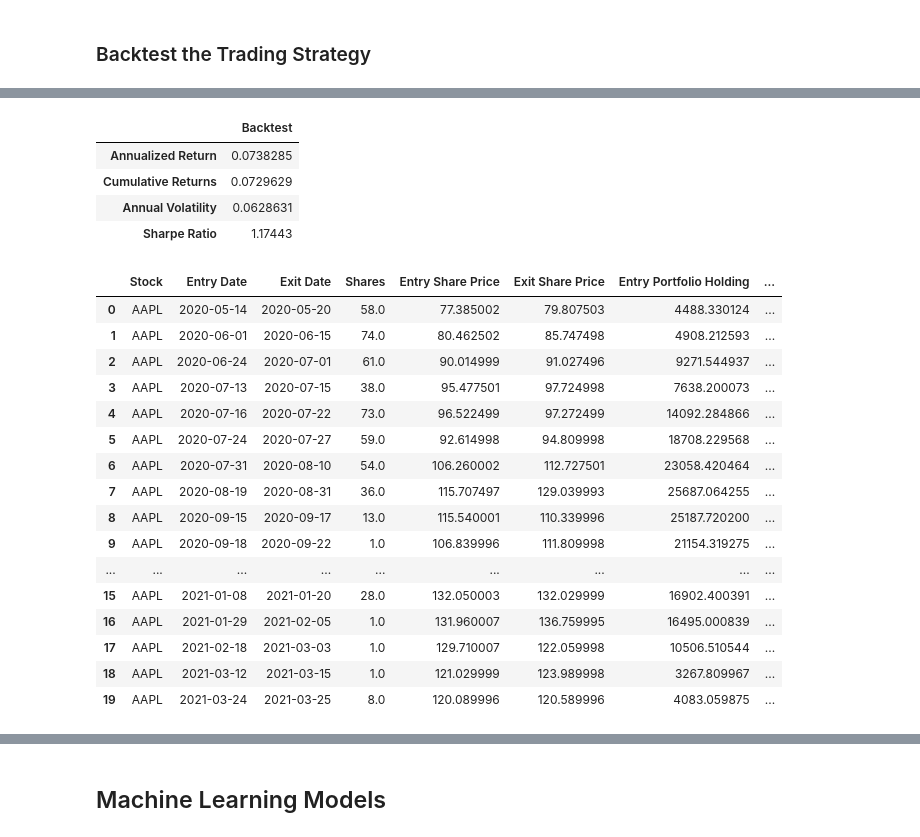
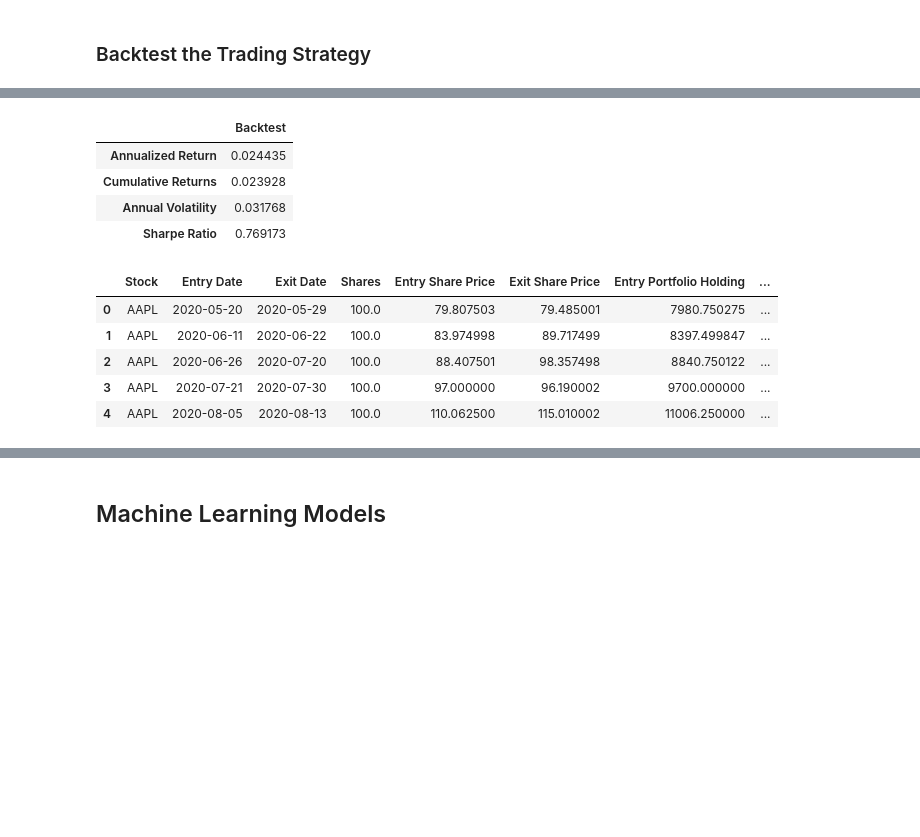
Before and after one commit to stk714/SocialMediaBets, a Jupyter notebook: Social_Sentiment_AAPL.ipynb, the cells around one changed output, grey strips where cells are left out. Drawn from its saved outputs; the diff is of its cells as text; code cells hidden in the pictures; blank space fills up the shorter version.

```diff
--- a/Social_Sentiment_AAPL.ipynb
+++ b/Social_Sentiment_AAPL.ipynb
@@ -233,37 +370,34 @@ aapl_close_plot + aapl_activity_plot
 initial_capital = float(100000)
 
 # Set the share size
-share_size = aapl_df["score"]
+share_size = 100
 
 # Take shares in amount of score for position where the dual moving average crossover is 1 (SMA7 is greater than SMA30)
-aapl_df["Shares"] = abs(share_size) * aapl_df["Entry/Exit"]
-
-# Find the points in time where shares are bought or sold
-# aapl_df["Entry/Exit Position"] = aapl_df["Position"].diff()
+aapl_dmac_df["Shares"] = abs(share_size) * aapl_dmac_df["Entry/Exit"]
 
 # Multiply share price by entry/exit positions and get the cumulatively sum
-aapl_df["Portfolio Holdings"] = (
-    aapl_df["close"] * aapl_df["Shares"].cumsum()
+aapl_dmac_df["Portfolio Holdings"] = (
+    aapl_dmac_df["close"] * aapl_dmac_df["Shares"].cumsum()
 )
 
 # Subtract the initial capital by the portfolio holdings to get the amount of liquid cash in the portfolio
-aapl_df["Portfolio Cash"] = (
-    initial_capital - (aapl_df["close"] * aapl_df["Shares"]).cumsum()
+aapl_dmac_df["Portfolio Cash"] = (
+    initial_capital - (aapl_dmac_df["close"] * aapl_dmac_df["Shares"]).cumsum()
 )
 
 # Get the total portfolio value by adding the cash amount by the portfolio holdings (or investments)
-aapl_df["Portfolio Total"] = (
-    aapl_df["Portfolio Cash"] + aapl_df["Portfolio Holdings"]
+aapl_dmac_df["Portfolio Total"] = (
+    aapl_dmac_df["Portfolio Cash"] + aapl_dmac_df["Portfolio Holdings"]
 )
 
 # Calculate the portfolio daily returns
-aapl_df["Portfolio Daily Returns"] = aapl_df["Portfolio Total"].pct_change()
+aapl_dmac_df["Portfolio Daily Returns"] = aapl_dmac_df["Portfolio Total"].pct_change()
 
 # Calculate the cumulative returns
-aapl_df["Portfolio Cumulative Returns"] = (
-    1 + aapl_df["Portfolio Daily Returns"]
+aapl_dmac_df["Portfolio Cumulative Returns"] = (
+    1 + aapl_dmac_df["Portfolio Daily Returns"]
 ).cumprod() - 1
 
 # Print the DataFrame
-aapl_df.head(20)
+aapl_dmac_df.head()
 # %% [output]
@@ -339,31 +425,31 @@ portfolio_evaluation_df = pd.DataFrame(index=metrics, columns=columns)
 
 # Calculate the Annualized return metric
 portfolio_evaluation_df.loc['Annualized Return'] = (
-    aapl_df['Portfolio Daily Returns'].mean() * 252
+    aapl_dmac_df['Portfolio Daily Returns'].mean() * 252
 )
 
 # Calculate the Cumulative returns metric
-portfolio_evaluation_df.loc['Cumulative Returns'] = aapl_df['Portfolio Cumulative Returns'][-1]
+portfolio_evaluation_df.loc['Cumulative Returns'] = aapl_dmac_df['Portfolio Cumulative Returns'][-1]
 
 # Calculate the Annual volatility metric
 portfolio_evaluation_df.loc['Annual Volatility'] = (
-    aapl_df['Portfolio Daily Returns'].std() * np.sqrt(252)
+    aapl_dmac_df['Portfolio Daily Returns'].std() * np.sqrt(252)
 )
 
 # Calculate the Sharpe ratio
 portfolio_evaluation_df.loc['Sharpe Ratio'] = (
-    aapl_df['Portfolio Daily Returns'].mean() * 252) / (
-    aapl_df['Portfolio Daily Returns'].std() * np.sqrt(252)
+    aapl_dmac_df['Portfolio Daily Returns'].mean() * 252) / (
+    aapl_dmac_df['Portfolio Daily Returns'].std() * np.sqrt(252)
 )
 
 # Review the portfolio evaluation DataFrame
 portfolio_evaluation_df
 # %% [output]
 |  | Backtest |
-| Annualized Return | 0.0738285 |
-| Cumulative Returns | 0.0729629 |
-| Annual Volatility | 0.0628631 |
-| Sharpe Ratio | 1.17443 |
+| Annualized Return | 0.024435 |
+| Cumulative Returns | 0.023928 |
+| Annual Volatility | 0.031768 |
+| Sharpe Ratio | 0.769173 |
 # %%
 # Initialize the trade evaluation DataFrame
 trade_evaluation_df = pd.DataFrame(
@@ -392,52 +478,41 @@ exit_share_price = 0.0
 # If `Entry/Exit` is 1, set entry trade metrics
 # Else if `Entry/Exit` is -1, set exit trade metrics and calculate profit,
 # Then append the record to the trade evaluation DataFrame
-for index, row in aapl_df.iterrows():
+for index, row in aapl_dmac_df.iterrows():
     if row['Entry/Exit'] == 1:
         entry_date = index
         entry_portfolio_holding = abs(row['Portfolio Holdings'])
         share_size = row['Shares']
         entry_share_price = row['close']
 
     elif row['Entry/Exit'] == -1:
         exit_date = index
         exit_portfolio_holding = abs(row['close'] * row['Shares'])
         exit_share_price = row['close']
         profit_loss =  entry_portfolio_holding - exit_portfolio_holding
         trade_evaluation_df = trade_evaluation_df.append(
             {
                 'Stock': 'AAPL',
                 'Entry Date': entry_date,
                 'Exit Date': exit_date,
                 'Shares': share_size,
                 'Entry Share Price': entry_share_price,
                 'Exit Share Price': exit_share_price,
                 'Entry Portfolio Holding': entry_portfolio_holding,
                 'Exit Portfolio Holding': exit_portfolio_holding,
                 'Profit/Loss': profit_loss
             },
             ignore_index=True)
 
 # Review the DataFrame
-trade_evaluation_df
+trade_evaluation_df.head()
 # %% [output]
 |  | Stock | Entry Date | Exit Date | Shares | Entry Share Price | Exit Share Price | Entry Portfolio Holding | ... |
-| 0 | AAPL | 2020-05-14 | 2020-05-20 | 58.0 | 77.385002 | 79.807503 | 4488.330124 | ... |
-| 1 | AAPL | 2020-06-01 | 2020-06-15 | 74.0 | 80.462502 | 85.747498 | 4908.212593 | ... |
-| 2 | AAPL | 2020-06-24 | 2020-07-01 | 61.0 | 90.014999 | 91.027496 | 9271.544937 | ... |
-| 3 | AAPL | 2020-07-13 | 2020-07-15 | 38.0 | 95.477501 | 97.724998 | 7638.200073 | ... |
-| 4 | AAPL | 2020-07-16 | 2020-07-22 | 73.0 | 96.522499 | 97.272499 | 14092.284866 | ... |
-| 5 | AAPL | 2020-07-24 | 2020-07-27 | 59.0 | 92.614998 | 94.809998 | 18708.229568 | ... |
-| 6 | AAPL | 2020-07-31 | 2020-08-10 | 54.0 | 106.260002 | 112.727501 | 23058.420464 | ... |
-| 7 | AAPL | 2020-08-19 | 2020-08-31 | 36.0 | 115.707497 | 129.039993 | 25687.064255 | ... |
-| 8 | AAPL | 2020-09-15 | 2020-09-17 | 13.0 | 115.540001 | 110.339996 | 25187.720200 | ... |
-| 9 | AAPL | 2020-09-18 | 2020-09-22 | 1.0 | 106.839996 | 111.809998 | 21154.319275 | ... |
-| ... | ... | ... | ... | ... | ... | ... | ... | ... |
-| 15 | AAPL | 2021-01-08 | 2021-01-20 | 28.0 | 132.050003 | 132.029999 | 16902.400391 | ... |
-| 16 | AAPL | 2021-01-29 | 2021-02-05 | 1.0 | 131.960007 | 136.759995 | 16495.000839 | ... |
-| 17 | AAPL | 2021-02-18 | 2021-03-03 | 1.0 | 129.710007 | 122.059998 | 10506.510544 | ... |
-| 18 | AAPL | 2021-03-12 | 2021-03-15 | 1.0 | 121.029999 | 123.989998 | 3267.809967 | ... |
-| 19 | AAPL | 2021-03-24 | 2021-03-25 | 8.0 | 120.089996 | 120.589996 | 4083.059875 | ... |
+| 0 | AAPL | 2020-05-20 | 2020-05-29 | 100.0 | 79.807503 | 79.485001 | 7980.750275 | ... |
+| 1 | AAPL | 2020-06-11 | 2020-06-22 | 100.0 | 83.974998 | 89.717499 | 8397.499847 | ... |
+| 2 | AAPL | 2020-06-26 | 2020-07-20 | 100.0 | 88.407501 | 98.357498 | 8840.750122 | ... |
+| 3 | AAPL | 2020-07-21 | 2020-07-30 | 100.0 | 97.000000 | 96.190002 | 9700.000000 | ... |
+| 4 | AAPL | 2020-08-05 | 2020-08-13 | 100.0 | 110.062500 | 115.010002 | 11006.250000 | ... |
 # %%
 trade_evaluation_df["Profit/Loss"].sum()
 # %% [output]
```
Also changed, not shown: parts of 63 cells of this notebook, 1 other file.
